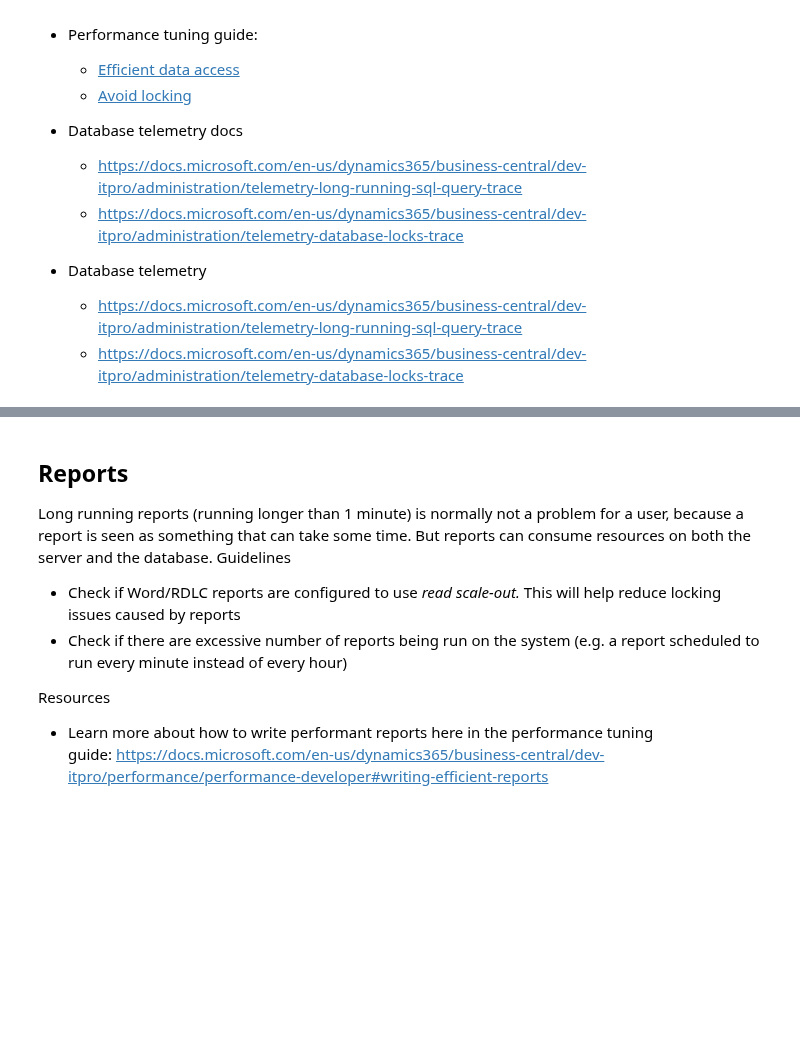
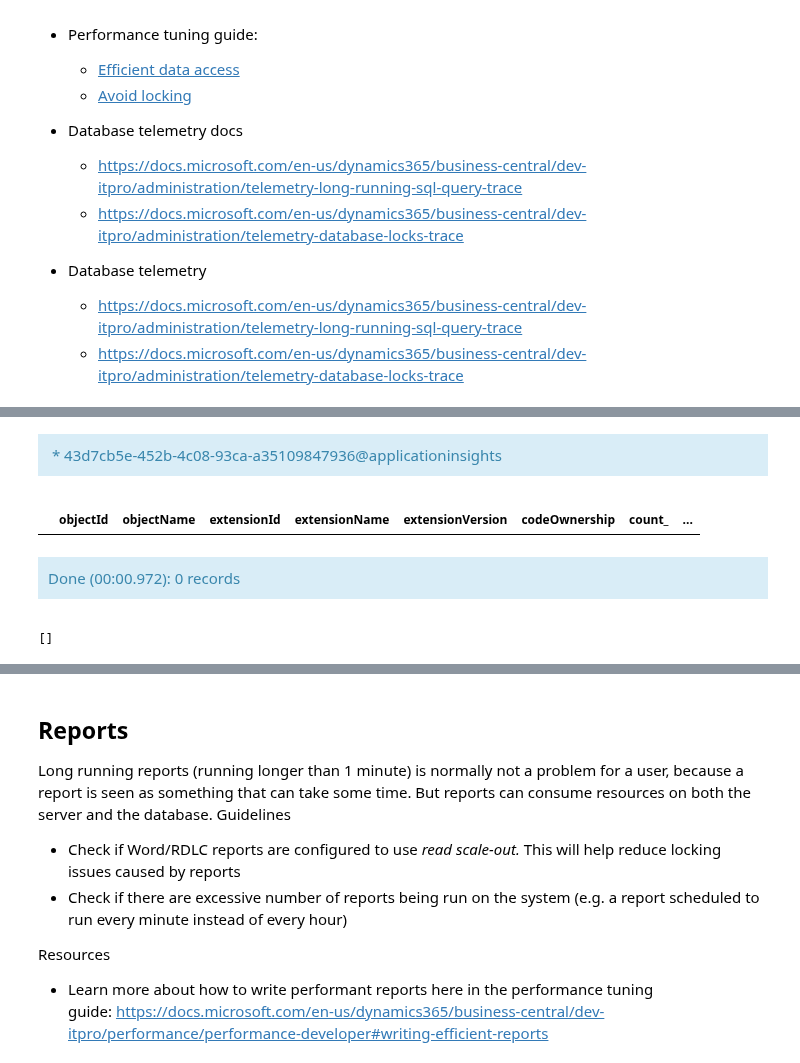
Before and after one commit to microsoft/BCTech, a Jupyter notebook: samples/AppInsights/TroubleShootingGuides/D365BC Troubleshooting Guides (TSG)/content/Performance-partner-code-TSG.ipynb, the cells around one changed output, grey strips where cells are left out. Drawn from its saved outputs; the diff is of its cells as text; code cells hidden in the pictures; blank space fills up the shorter version.

```diff
--- a/samples/AppInsights/TroubleShootingGuides/D365BC Troubleshooting Guides (TSG)/content/Performance-partner-code-TSG.ipynb
+++ b/samples/AppInsights/TroubleShootingGuides/D365BC Troubleshooting Guides (TSG)/content/Performance-partner-code-TSG.ipynb
@@ -417,34 +474,39 @@ traces
 //
 // top 20 most expensive long running sql queries (in partner code)
 //
 let _aadTenantId = aadTenantId;
 let _environmentName = environmentName;
 let _extensionId = extensionId;
 let _startDate = startDate;
 let _endDate = endDate;
 traces
 | where 1==1
     and timestamp >= todatetime(_startDate)
     and timestamp <= todatetime(_endDate) + totimespan(24h) - totimespan(1ms)
-    and customDimensions.aadTenantId == _aadTenantId
+    and (_aadTenantId == '' or customDimensions.aadTenantId == _aadTenantId)
     and (_environmentName == '' or customDimensions.environmentName == _environmentName )
     and (_extensionId == '' or customDimensions.extensionId == _extensionId)
     and customDimensions.eventId == 'RT0005'
 | extend alObjectId = toint(customDimensions.alObjectId)
        , alObjectName = tostring(customDimensions.alObjectName)
        , extensionId = tostring( customDimensions.extensionId )
        , extensionName = tostring( customDimensions.extensionName )
        , extensionVersion = tostring( customDimensions.extensionVersion )
        , executionTimeInSec = toreal(totimespan(customDimensions.executionTime))/10000/1000 //the datatype for executionTime is timespan
 | where alObjectId between (50000 .. 99999) or alObjectId between (1000000 .. 74999999)
 | extend codeOwnership = case(
       alObjectId between (50000 .. 99999), 'ENVIRONMENT'
     , alObjectId between (1000000 .. 69999999), 'ISV_ONPREM'
     , alObjectId between (70000000 .. 74999999), 'ISV_ONLINE'
     , 'MICROSOFT'
 )
 | summarize count(), avg(executionTimeInSec) by objectId=alObjectId, objectName=alObjectName, extensionId, extensionName, extensionVersion, codeOwnership
 | limit 20
+# %% [output]
+* 43d7cb5e-452b-4c08-93ca-a35109847936@applicationinsights
+|  | objectId | objectName | extensionId | extensionName | extensionVersion | codeOwnership | count_ | ... |
+Done (00:00.972): 0 records
+[]
 # %%
 %%kql
 let _aadTenantId = aadTenantId;
```
Also changed, not shown: parts of 20 cells of this notebook, 7 other files.
